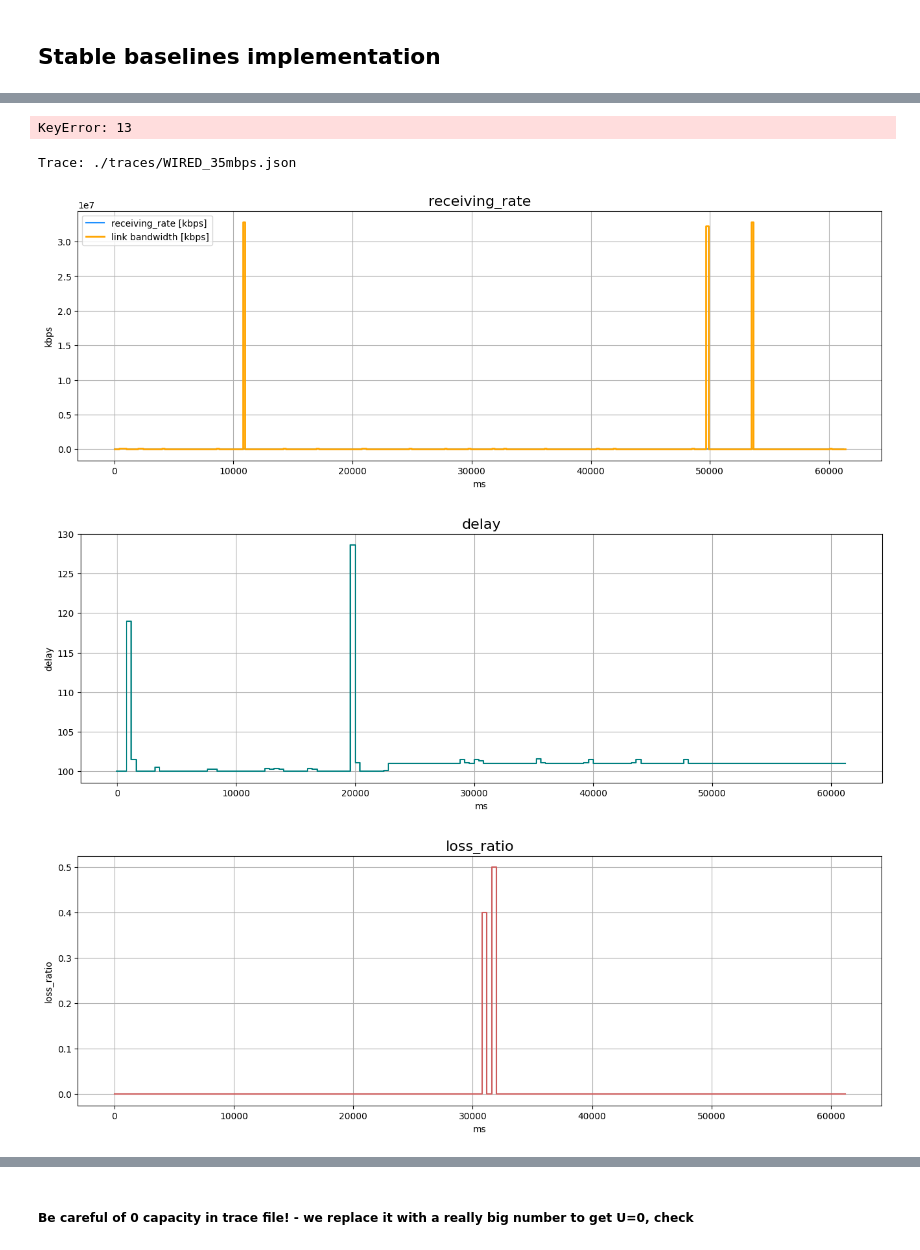
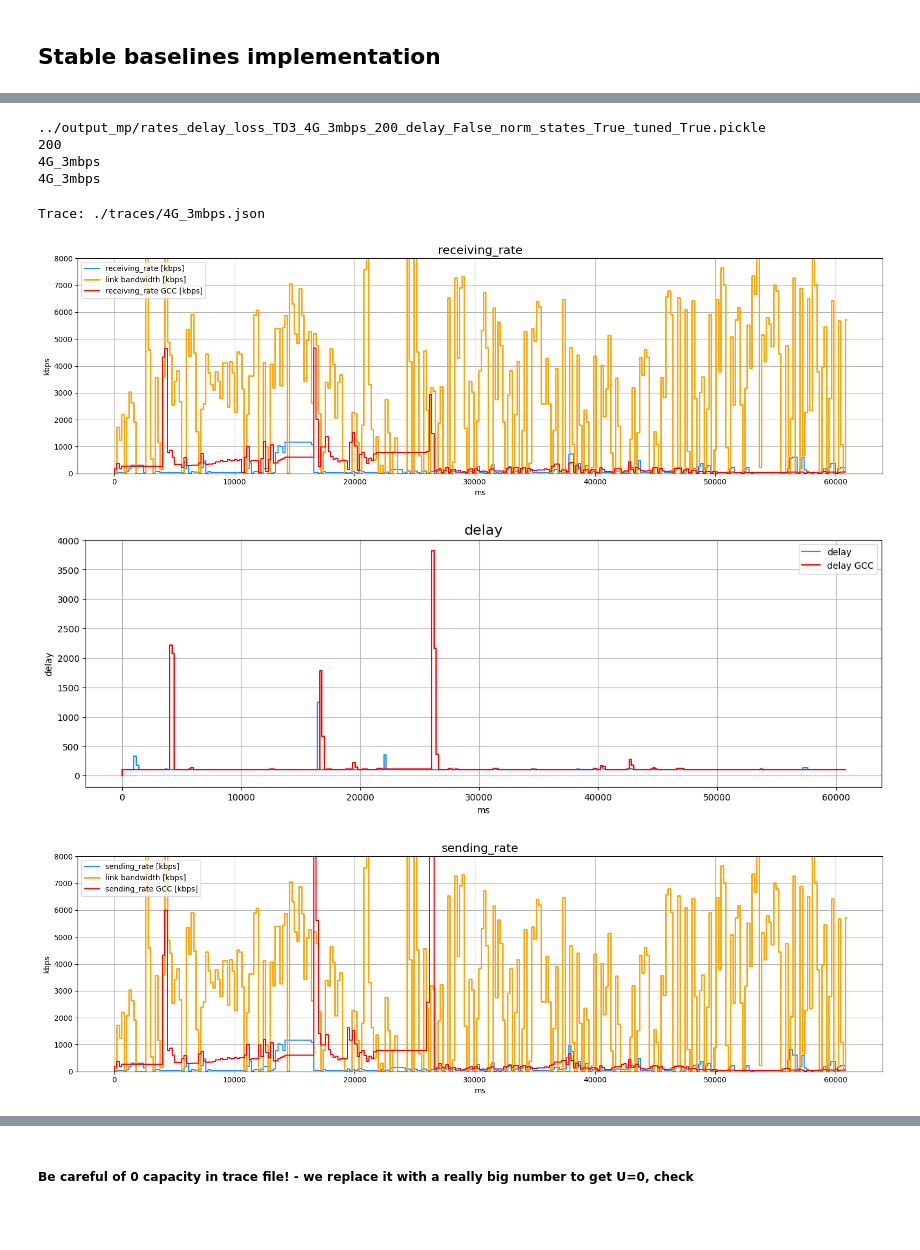
Before and after one commit to denama/ReCoCo, a Jupyter notebook: simulation_analysis/analyze_rates_delay_loss.ipynb, the cells around one changed output, grey strips where cells are left out. Drawn from its saved outputs; the diff is of its cells as text; code cells hidden in the pictures; blank space fills up the shorter version.

```diff
--- a/simulation_analysis/analyze_rates_delay_loss.ipynb
+++ b/simulation_analysis/analyze_rates_delay_loss.ipynb
@@ -54,4 +22,0 @@ l_rate[list(l_rate.keys())[0]]
-# %%
-len(l_rate[list(l_rate.keys())[0]][13]["bandwidth_prediction"])
-# %% [output]
-KeyError: 13
@@ -58,12 +30,36 @@ KeyError: 13
+# %%
+prefix = "../output_mp/rates_delay_loss_"
+suffix = ".pickle"
+
+pickle_path = prefix+conf_name+suffix
+print(pickle_path)
+l_rate = pd.read_pickle(pickle_path)
+time_step = int(pickle_path.split("/")[2].split("_")[6])
+print(time_step)
+REAL_NAME = pickle_path.split("/")[2].split("_")[4] + "_" + pickle_path.split("/")[2].split("_")[5]
+print(REAL_NAME)
+
+pickle_path_gcc = f"../apply_model/rates_delay_loss_gcc_{REAL_NAME}.pickle"
+# pickle_path_gcc = "../apply_model/rates_delay_loss_gcc_WIRED_200kbps.pickle"
+l_rate_gcc = pd.read_pickle(pickle_path_gcc)
+trace_name = l_rate_gcc["trace_name"]
+print(trace_name)
+# %% [output]
+../output_mp/rates_delay_loss_TD3_4G_3mbps_200_delay_False_norm_states_True_tuned_True.pickle
+200
+4G_3mbps
+4G_3mbps
 # %%
-m = 1
+m = 9
+plot_gcc = True
+
 for key in l_rate.keys():
 
     print(f"Trace: {key}")
-    colors = iter(["dodgerblue", "teal", "indianred", "olive", "red", "green"])
+    colors = iter(["dodgerblue", "teal", "indianred", "olive", "yellow", "green"])
 
     # for metric in ["bandwidth_prediction", "receiving_rate", "sending_rate", "delay", "loss_ratio", "reward"]:
-    for metric in ["receiving_rate", "delay", "loss_ratio", "reward"]:
+    for metric in ["receiving_rate", "delay", "sending_rate", "loss_ratio", "reward"]: #reward
         #Define capacity
 
         trace_name = key
@@ -74,37 +70,58 @@ for key in l_rate.keys():
 
         df = pd.DataFrame(d["uplink"]["trace_pattern"])
         time = [0] + list(df["duration"].cumsum())
         capacities = [df["capacity"].iloc[0]] + list(df["capacity"])
 
+
         df_rate = pd.DataFrame(l_rate[key][m][metric], columns=[metric])
+        if plot_gcc and (metric != "reward"):
+            df_rate_gcc = pd.DataFrame(l_rate_gcc[metric], columns=[metric])
+            df_rate = df_rate.join(df_rate_gcc, rsuffix="_gcc")
 
         t = np.arange(len(df_rate))*time_step
         df_rate["time"] = t
         df_rate.set_index("time", inplace=True)
 
+
         if metric in ["bandwidth_prediction", "sending_rate", "receiving_rate"]:
 
             plt.figure(figsize=(16,5))
             plt.title(metric, fontsize=16)
-            plt.step(df_rate.index, df_rate[metric]/1000, label=f"{metric} [kbps]", color=next(colors))
+            # color=next(colors)
+            plt.step(df_rate.index, df_rate[metric]/1000, label=f"{metric} [kbps]", color="dodgerblue")
             plt.step(time, capacities, lw=2, label="link bandwidth [kbps]", color="orange")
+            if plot_gcc and (metric != "reward"):
+                plt.step(df_rate.index, df_rate[f"{metric}_gcc"]/1000, label=f"{metric} GCC [kbps]", color="red")
             plt.legend()
             plt.ylabel("kbps")
             plt.xlabel("ms")
             plt.grid()
-            # plt.ylim((0, 10000))
+            if REAL_NAME == "WIRED_200kbps":
+                plt.xlim((0, 50000))
+            if REAL_NAME == "WIRED_35mbps":
+                plt.ylim((0, 40000))
+            elif REAL_NAME == "4G_700kbps":
+                plt.ylim(0, 1500)
+            elif REAL_NAME == "4G_3mbps":
+                plt.ylim(0,8000)
+            elif REAL_NAME == "4G_500kbps":
+                plt.ylim(0,1600)
+            plt.tight_layout()
 
         else:
             plt.figure(figsize=(16,5))
             plt.title(metric, fontsize=16)
-            plt.step(df_rate.index, df_rate[metric], label=f"{metric}", color=next(colors))
+            plt.step(df_rate.index, df_rate[metric], label=f"{metric}", color="dodgerblue")
+            if plot_gcc and (metric != "reward"):
+                plt.step(df_rate.index, df_rate[f"{metric}_gcc"], label=f"{metric} GCC", color="red")
             plt.ylabel(metric)
             plt.xlabel("ms")
+            plt.legend()
             plt.grid()
 
         plt.show()
 # %% [output]
-Trace: ./traces/WIRED_35mbps.json
+Trace: ./traces/4G_3mbps.json
-[figure, old version]
+[figure, new version]
-[figure, old version]
+[figure, new version]
-[figure, old version]
+[figure, new version]
```
Also changed, not shown: parts of 27 cells of this notebook, 13 other files.
